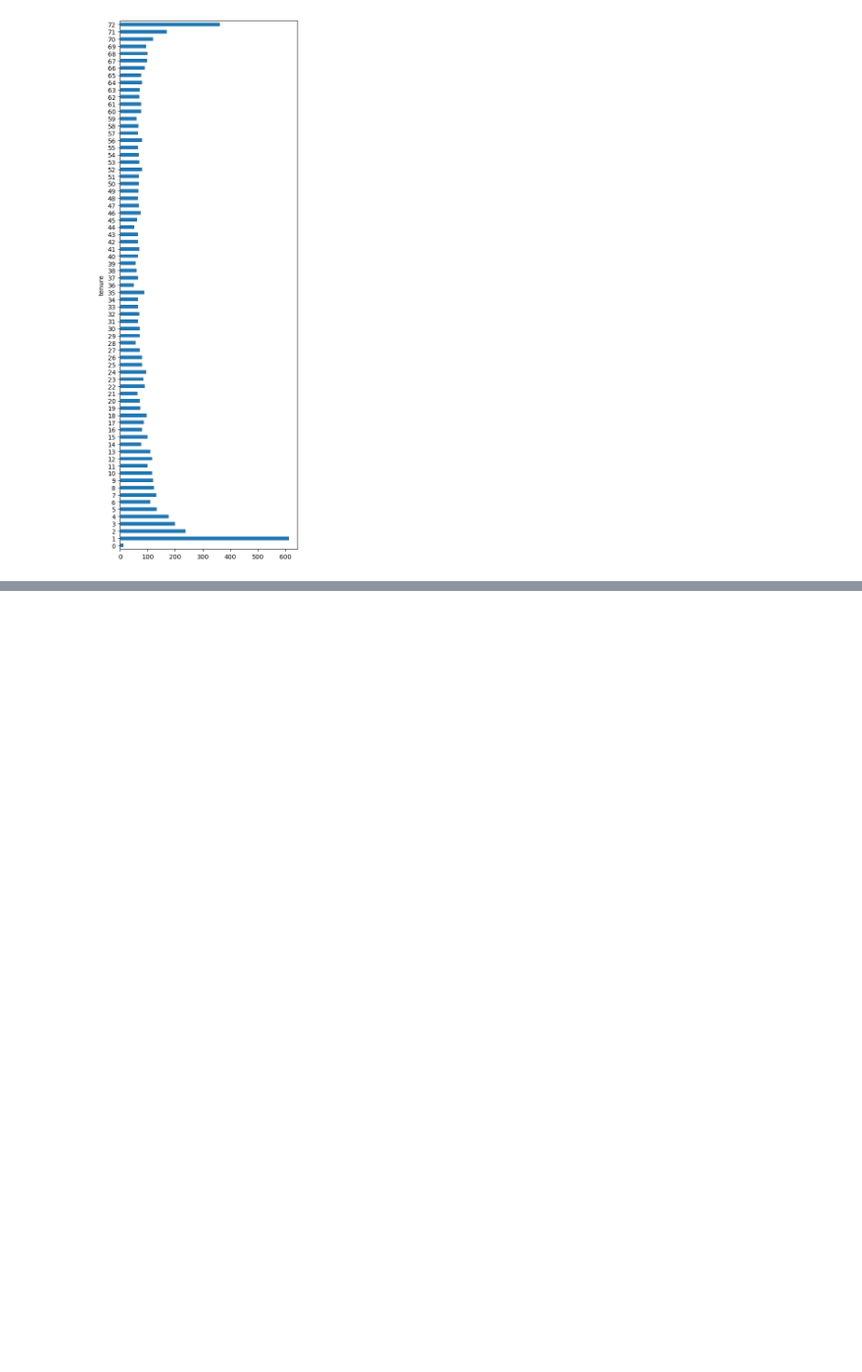
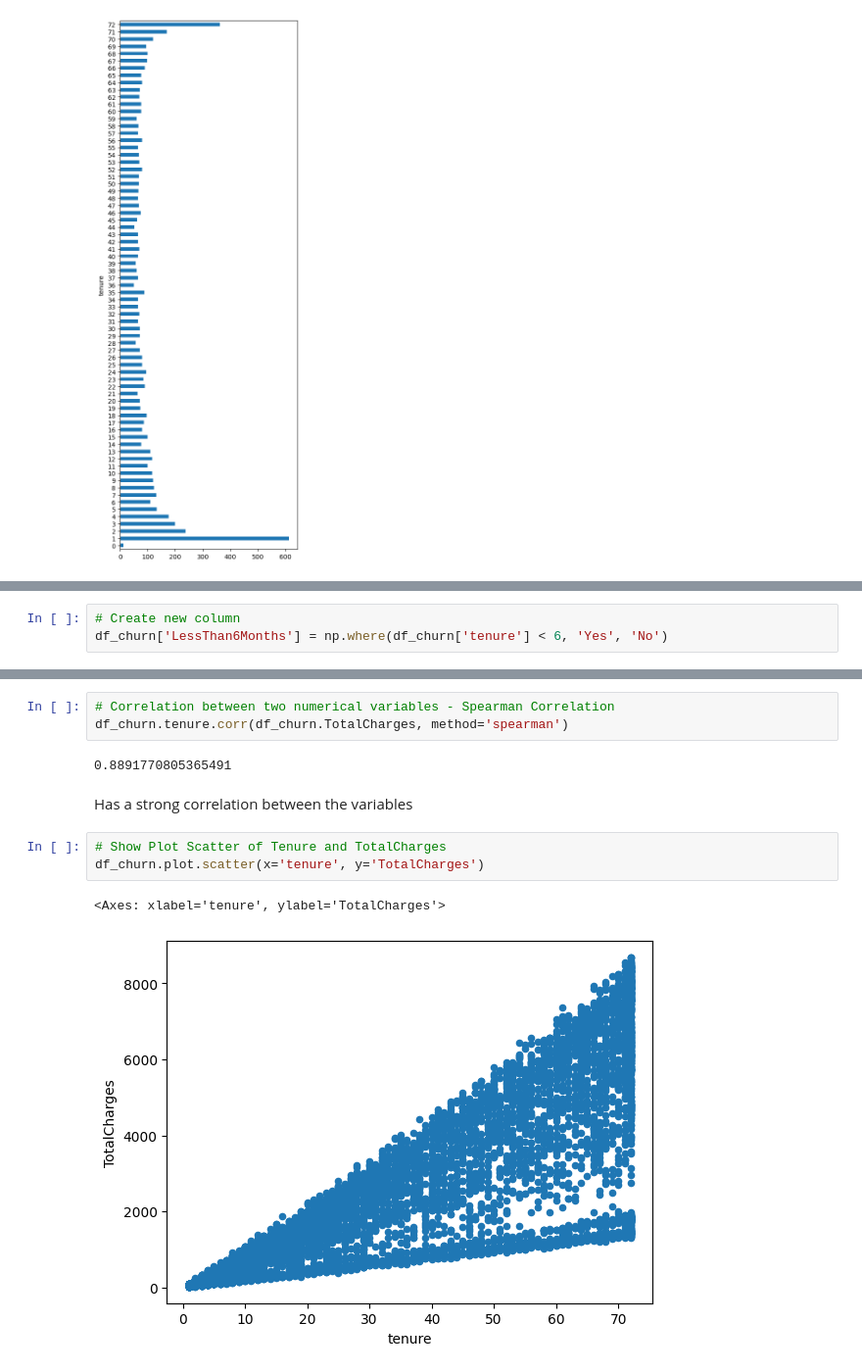
Before and after one commit to RanielliMontagna/ia-learning, a Jupyter notebook: eda/eda_churn.ipynb, the cells around one changed output, grey strips where cells are left out. Shown: that part at 98% size. Saved outputs shown, nothing was run; the diff lists cells and outputs as text; blank space fills up the shorter version.

```diff
--- a/eda/eda_churn.ipynb
+++ b/eda/eda_churn.ipynb
@@ -687,0 +765,3 @@ df_churn.groupby(['tenure'])['tenure'].count().plot.barh(figsize=(5, 15))
+# %%
+# Create new column
+df_churn['LessThan6Months'] = np.where(df_churn['tenure'] < 6, 'Yes', 'No')
@@ -687,0 +807,13 @@ df_churn.groupby(['tenure'])['tenure'].count().plot.barh(figsize=(5, 15))
+# %%
+# Correlation between two numerical variables - Spearman Correlation
+df_churn.tenure.corr(df_churn.TotalCharges, method='spearman')
+# %% [output]
+0.8891770805365491
+# %% [markdown]
+Has a strong correlation between the variables
+# %%
+# Show Plot Scatter of Tenure and TotalCharges
+df_churn.plot.scatter(x='tenure', y='TotalCharges')
+# %% [output]
+<Axes: xlabel='tenure', ylabel='TotalCharges'>
+[figure, added]
```
Also changed, not shown: parts of 25 cells of this notebook, 2 other files.
